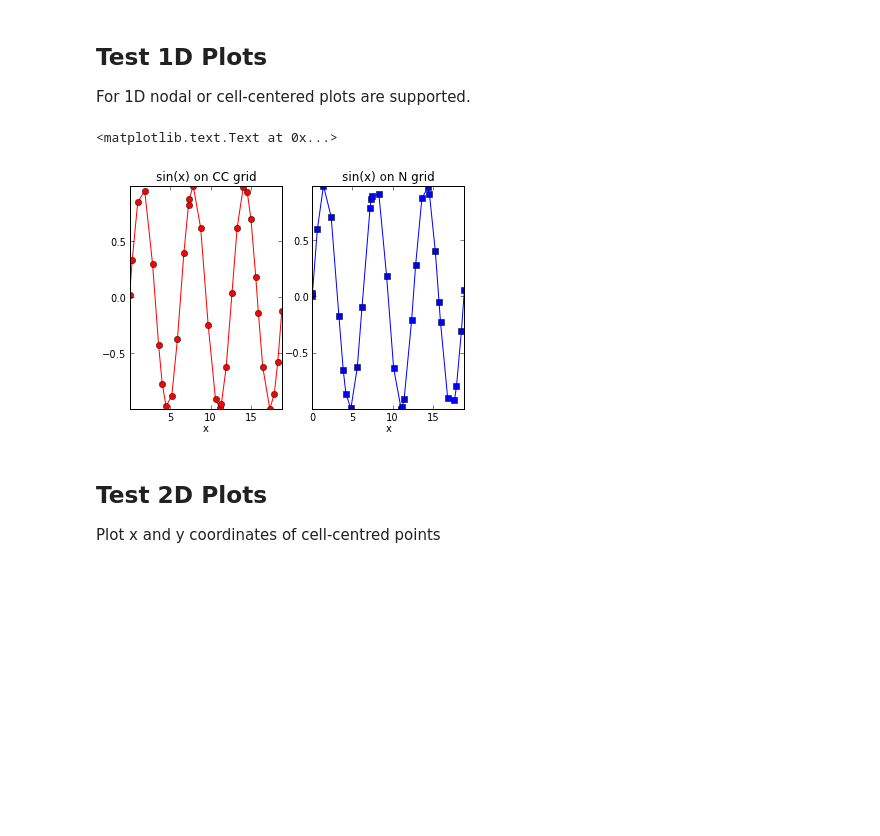
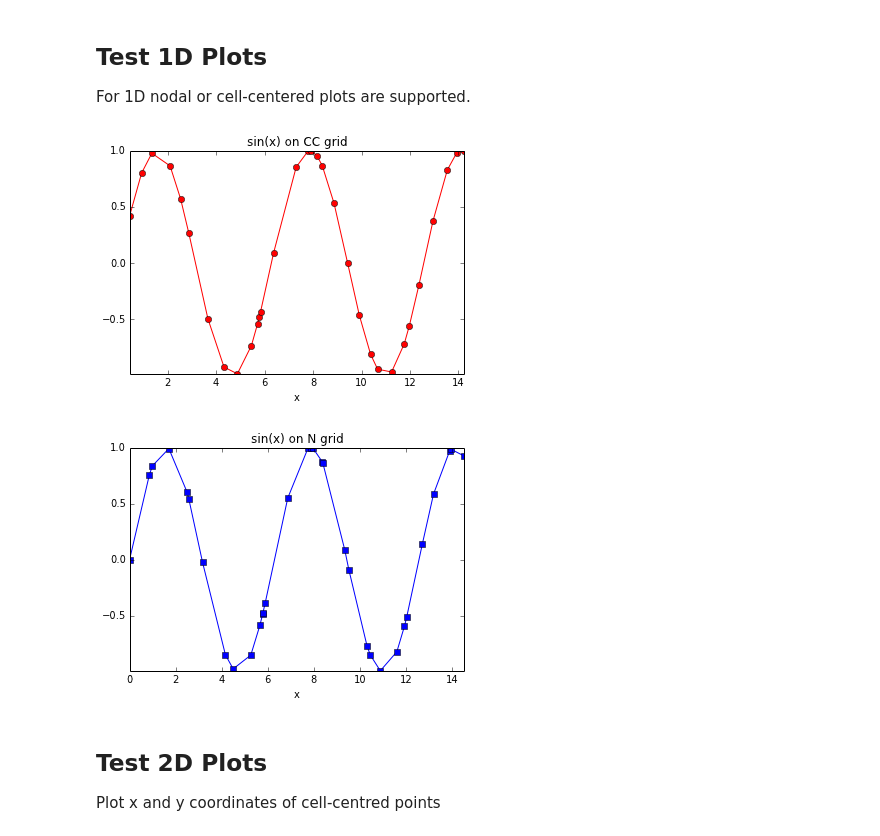
Before and after one commit to simpeg/simpeg, a Jupyter notebook: notebooks/exPlotImage2D.ipynb, the cells around one changed output. Drawn from its saved outputs; the diff is of its cells as text; code cells hidden in the pictures; blank space fills up the shorter version.

```diff
--- a/notebooks/exPlotImage2D.ipynb
+++ b/notebooks/exPlotImage2D.ipynb
@@ -13,22 +16,16 @@ For 1D nodal or cell-centered plots are supported.
 x0 = np.zeros(1)
 h = np.random.rand(32)
 mesh = TensorMesh([h],x0)
-# %%
-sin = lambda x: np.sin(x)
-xc   = mesh.gridCC
-xn   = mesh.gridN
-
-fig = plt.figure(1)
-fig.clf()
-ax1 = subplot(121)
-ax2 = subplot(122)
-ph1 = mesh.plotImage(sin(xc),ax=ax1)
-ph2 = mesh.plotImage(sin(xn),ax=ax2,imageType='N')
-ax1.set_title('sin(x) on CC grid')
-ax2.set_title('sin(x) on N grid')
-# %% [output]
-<matplotlib.text.Text at 0x...>
-[figure, removed]
+# %%
+ax1 = plt.subplot()
+ax1.set_title('sin(x) on CC grid')
+ph1 = mesh.plotImage(np.sin(mesh.gridCC),ax=ax1)
+ax2 = plt.subplot()
+ax2.set_title('sin(x) on N grid')
+ph2 = mesh.plotImage(np.sin(mesh.gridN), ax=ax2,imageType='N')
+# %% [output]
+[figure, added]
+[figure, added]
 # %% [markdown]
 ## Test 2D Plots
 
```
Also changed, not shown: parts of 4 cells of this notebook, 4 other files.
